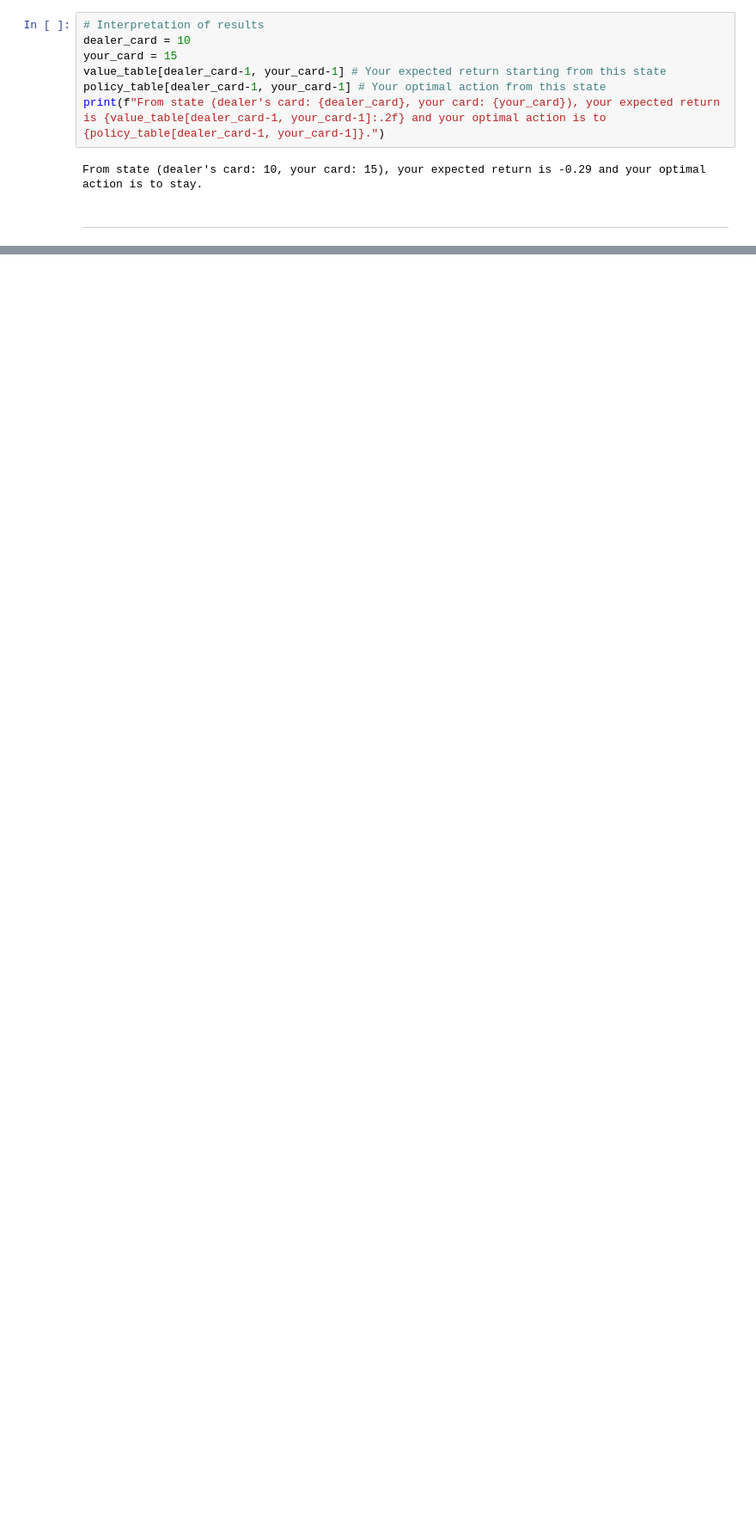
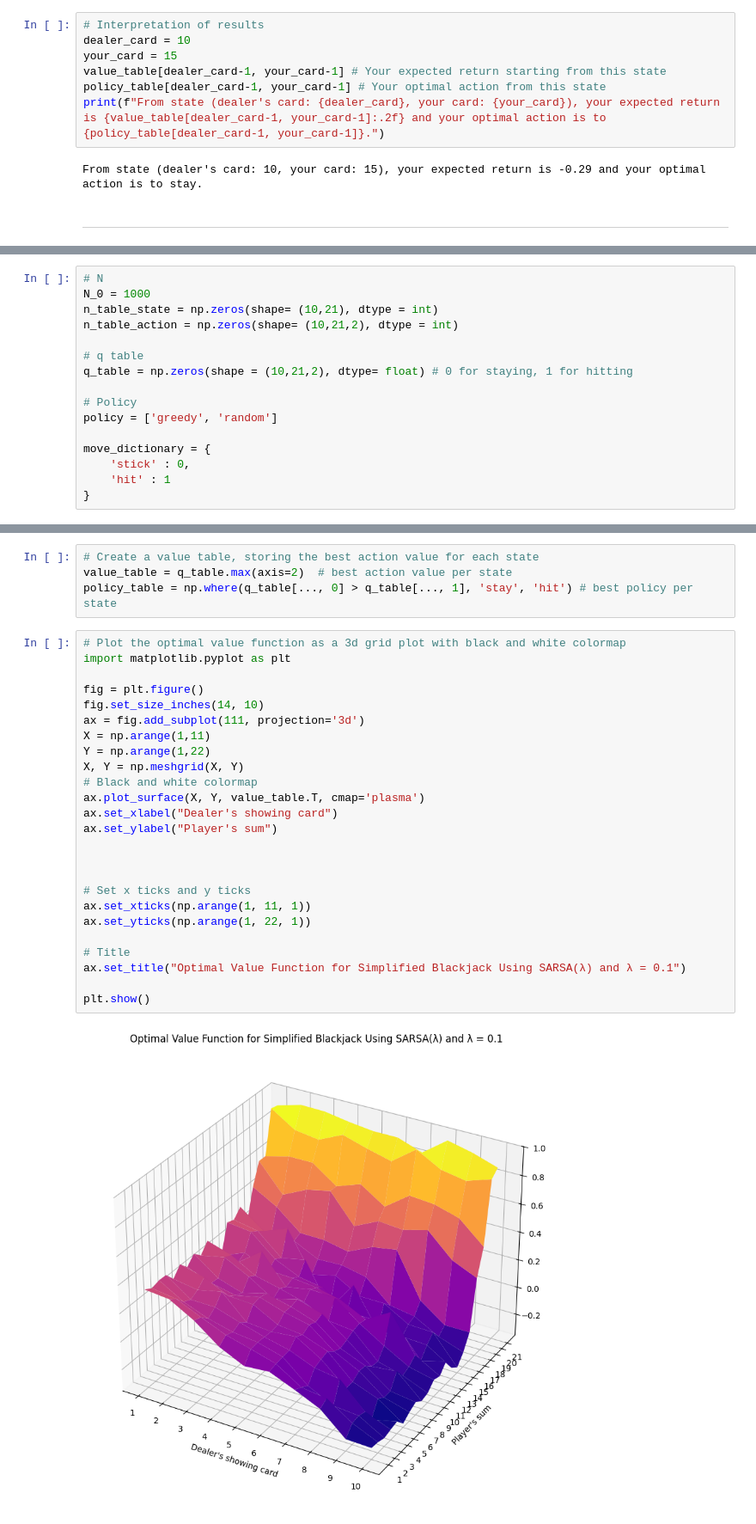
Before and after one commit to dimkapsos/easy21, a Jupyter notebook: playground.ipynb, the cells around one changed output, grey strips where cells are left out. Shown: that part at 86% size. Saved outputs shown, nothing was run; the diff lists cells and outputs as text; blank space fills up the shorter version.

Commit message:
Added SARSA implementation

```diff
--- a/playground.ipynb
+++ b/playground.ipynb
@@ -169,0 +176,16 @@ From state (dealer's card: 10, your card: 15), your expected return is -0.29 and
+# %%
+# N
+N_0 = 1000
+n_table_state = np.zeros(shape= (10,21), dtype = int)
+n_table_action = np.zeros(shape= (10,21,2), dtype = int)
+
+# q table
+q_table = np.zeros(shape = (10,21,2), dtype= float) # 0 for staying, 1 for hitting
+
+# Policy
+policy = ['greedy', 'random']
+
+move_dictionary = {
+    'stick' : 0,
+    'hit' : 1
+}
@@ -169,0 +269,31 @@ From state (dealer's card: 10, your card: 15), your expected return is -0.29 and
+# %%
+# Create a value table, storing the best action value for each state
+value_table = q_table.max(axis=2)  # best action value per state
+policy_table = np.where(q_table[..., 0] > q_table[..., 1], 'stay', 'hit') # best policy per state
+# %%
+# Plot the optimal value function as a 3d grid plot with black and white colormap
+import matplotlib.pyplot as plt
+
+fig = plt.figure()
+fig.set_size_inches(14, 10)
+ax = fig.add_subplot(111, projection='3d')
+X = np.arange(1,11)
+Y = np.arange(1,22)
+X, Y = np.meshgrid(X, Y)
+# Black and white colormap
+ax.plot_surface(X, Y, value_table.T, cmap='plasma')
+ax.set_xlabel("Dealer's showing card")
+ax.set_ylabel("Player's sum")
+
+
+
+# Set x ticks and y ticks
+ax.set_xticks(np.arange(1, 11, 1))
+ax.set_yticks(np.arange(1, 22, 1))
+
+# Title
+ax.set_title("Optimal Value Function for Simplified Blackjack Using SARSA(λ) and λ = 0.1")
+
+plt.show()
+# %% [output]
+[figure, added]
```
Also changed, not shown: parts of 5 cells of this notebook, 4 other files.
